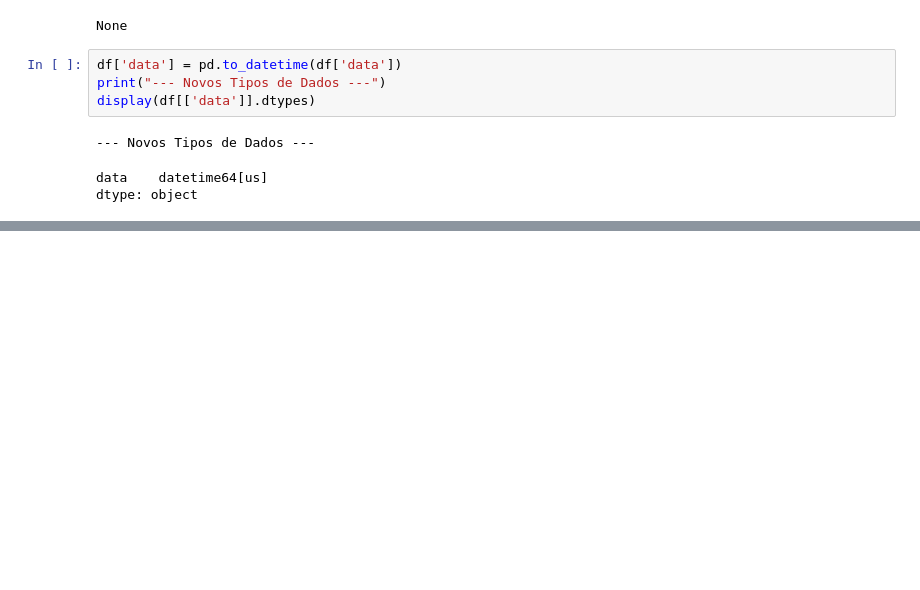
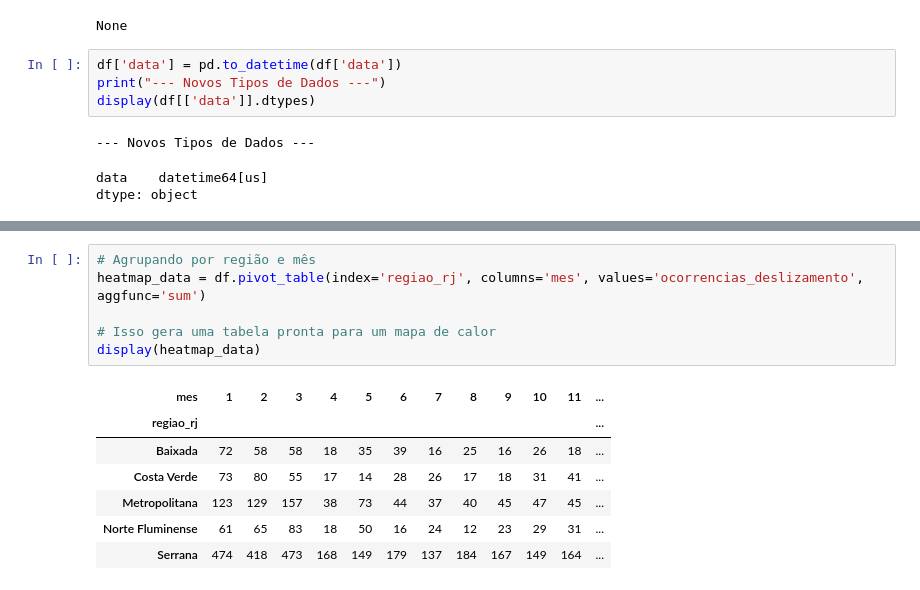
Before and after one commit to bercezar/projeto-georisk, a Jupyter notebook: notebooks/analise.ipynb, the cells around one changed output, grey strips where cells are left out. Cells and saved outputs as stored; diff of their text form; blank space fills up the shorter version.

```diff
--- a/notebooks/analise.ipynb
+++ b/notebooks/analise.ipynb
@@ -66,0 +142,14 @@ dtype: int64
+# %%
+# Agrupando por região e mês
+heatmap_data = df.pivot_table(index='regiao_rj', columns='mes', values='ocorrencias_deslizamento', aggfunc='sum')
+
+# Isso gera uma tabela pronta para um mapa de calor
+display(heatmap_data)
+# %% [output]
+| mes | 1 | 2 | 3 | 4 | 5 | 6 | 7 | 8 | 9 | 10 | 11 | ... |
+| regiao_rj |  |  |  |  |  |  |  |  |  |  |  | ... |
+| Baixada | 72 | 58 | 58 | 18 | 35 | 39 | 16 | 25 | 16 | 26 | 18 | ... |
+| Costa Verde | 73 | 80 | 55 | 17 | 14 | 28 | 26 | 17 | 18 | 31 | 41 | ... |
+| Metropolitana | 123 | 129 | 157 | 38 | 73 | 44 | 37 | 40 | 45 | 47 | 45 | ... |
+| Norte Fluminense | 61 | 65 | 83 | 18 | 50 | 16 | 24 | 12 | 23 | 29 | 31 | ... |
+| Serrana | 474 | 418 | 473 | 168 | 149 | 179 | 137 | 184 | 167 | 149 | 164 | ... |
```
Also changed, not shown: parts of 14 cells of this notebook, 1 other file.
